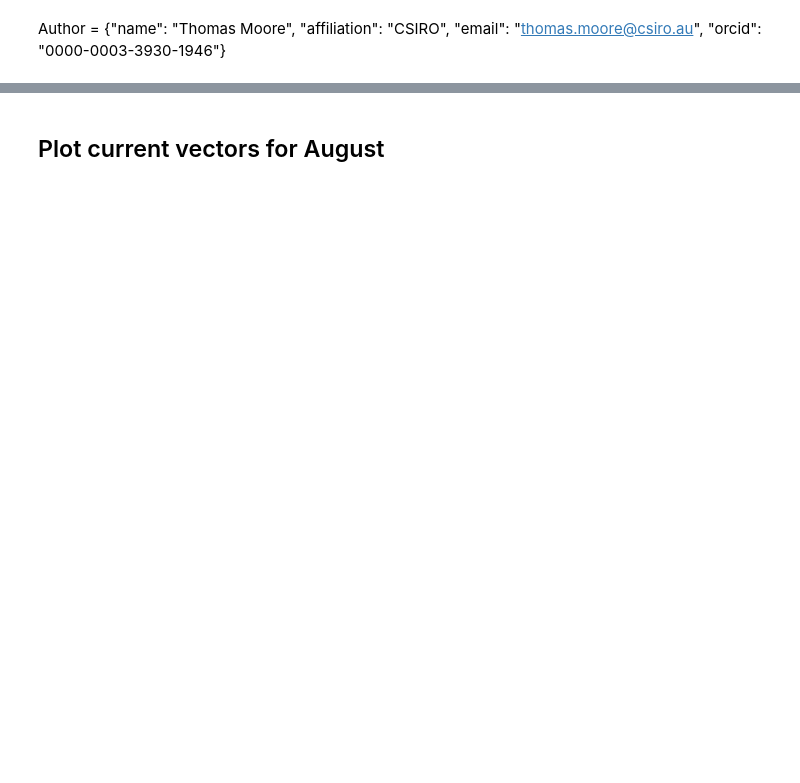
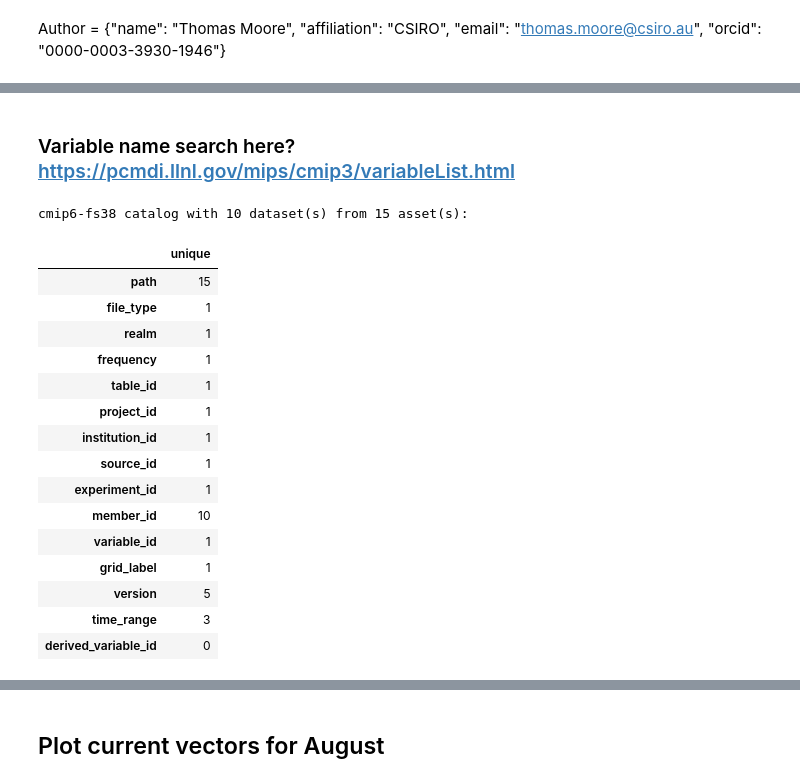
Before and after one commit to shared-climate-data-problems/CMIP-data-problems, a Jupyter notebook: notebooks/CMIP6_ARD_OHW24.ipynb, the cells around one changed output, grey strips where cells are left out. Cells and saved outputs as stored; diff of their text form; code cells hidden in the pictures; blank space fills up the shorter version.

```diff
--- a/notebooks/CMIP6_ARD_OHW24.ipynb
+++ b/notebooks/CMIP6_ARD_OHW24.ipynb
@@ -72 +87,31 @@ cmip6-oi10 catalog with 5 dataset(s) from 430 asset(s):
+# %% [markdown]
+### Variable name search here? https://pcmdi.llnl.gov/mips/cmip3/variableList.html
+# %%
+my_cmip6_search = cmip6_fs38_catalog.search(
+experiment_id="historical",
+realm='ocean',
+source_id='ACCESS-CM2',
+variable_id='tos',
+frequency='mon',
+file_type='f'
+)
+my_cmip6_search
+# %% [output]
+cmip6-fs38 catalog with 10 dataset(s) from 15 asset(s):
+|  | unique |
+| path | 15 |
+| file_type | 1 |
+| realm | 1 |
+| frequency | 1 |
+| table_id | 1 |
+| project_id | 1 |
+| institution_id | 1 |
+| source_id | 1 |
+| experiment_id | 1 |
+| member_id | 10 |
+| variable_id | 1 |
+| grid_label | 1 |
+| version | 5 |
+| time_range | 3 |
+| derived_variable_id | 0 |
 # %%
```
Also changed, not shown: parts of 44 cells of this notebook.
